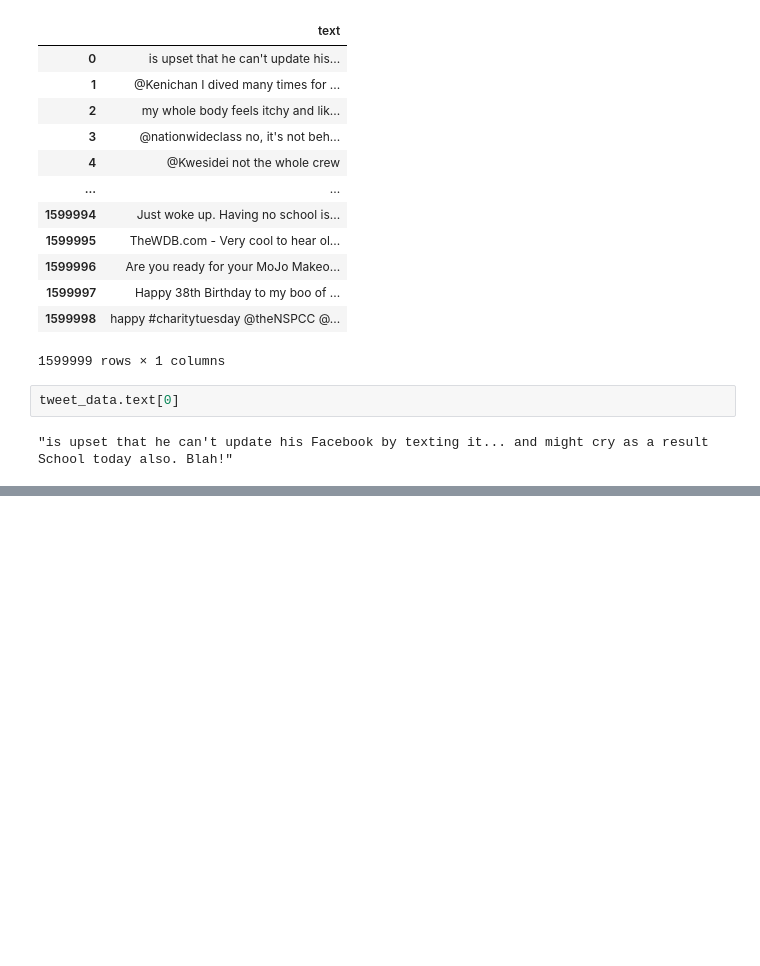
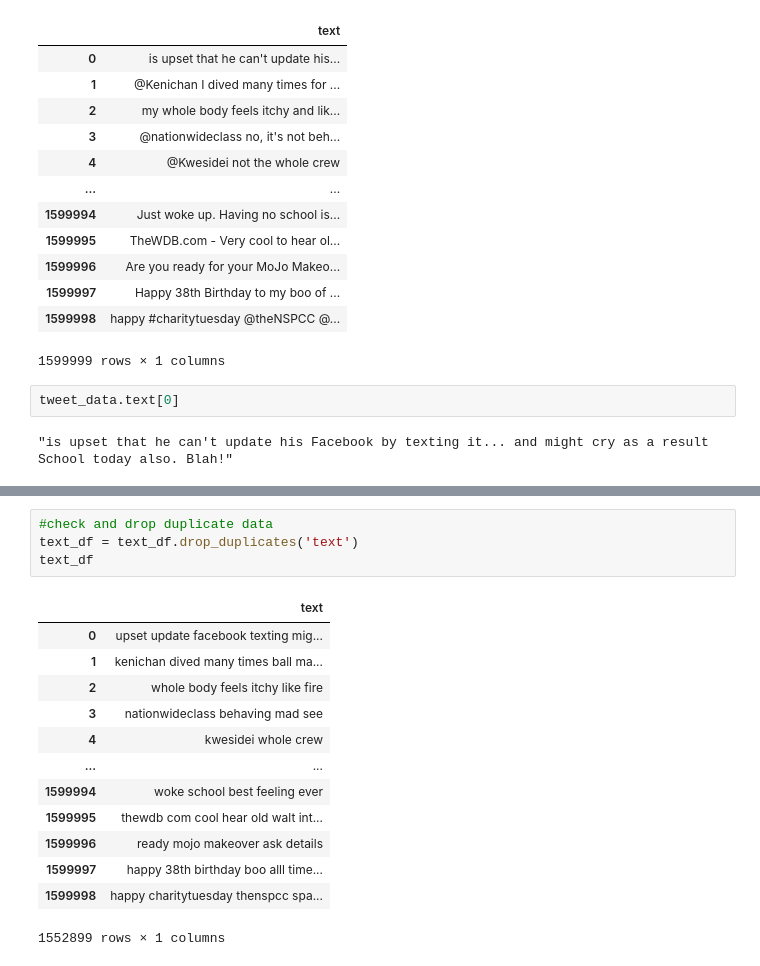
Before and after one commit to Chepngeno-langat/ML-Models, a Jupyter notebook: Sentiment Analysis/twitter sentiment analysis.ipynb, the cells around one changed output, grey strips where cells are left out. Saved outputs shown, nothing was run; the diff lists cells and outputs as text; blank space fills up the shorter version.

```diff
--- a/Sentiment Analysis/twitter sentiment analysis.ipynb
+++ b/Sentiment Analysis/twitter sentiment analysis.ipynb
@@ -103,0 +104,18 @@ text_df.text = text_df['text'].apply(data_processing)
+# %%
+#check and drop duplicate data
+text_df = text_df.drop_duplicates('text')
+text_df
+# %% [output]
+|  | text |
+| 0 | upset update facebook texting mig... |
+| 1 | kenichan dived many times ball ma... |
+| 2 | whole body feels itchy like fire |
+| 3 | nationwideclass behaving mad see |
+| 4 | kwesidei whole crew |
+| ... | ... |
+| 1599994 | woke school best feeling ever |
+| 1599995 | thewdb com cool hear old walt int... |
+| 1599996 | ready mojo makeover ask details |
+| 1599997 | happy 38th birthday boo alll time... |
+| 1599998 | happy charitytuesday thenspcc spa... |
+1552899 rows × 1 columns
```
Also changed, not shown: parts of 8 cells of this notebook.
